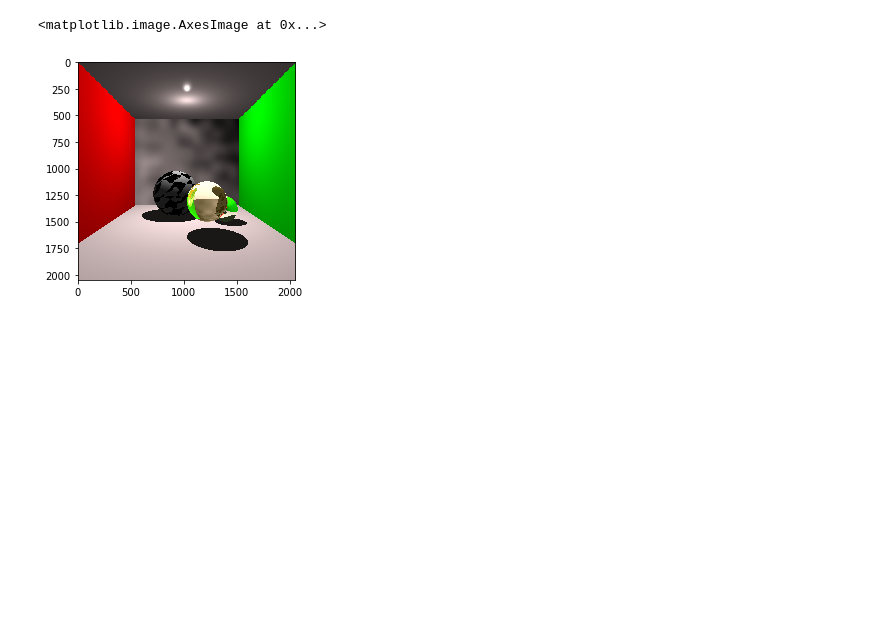
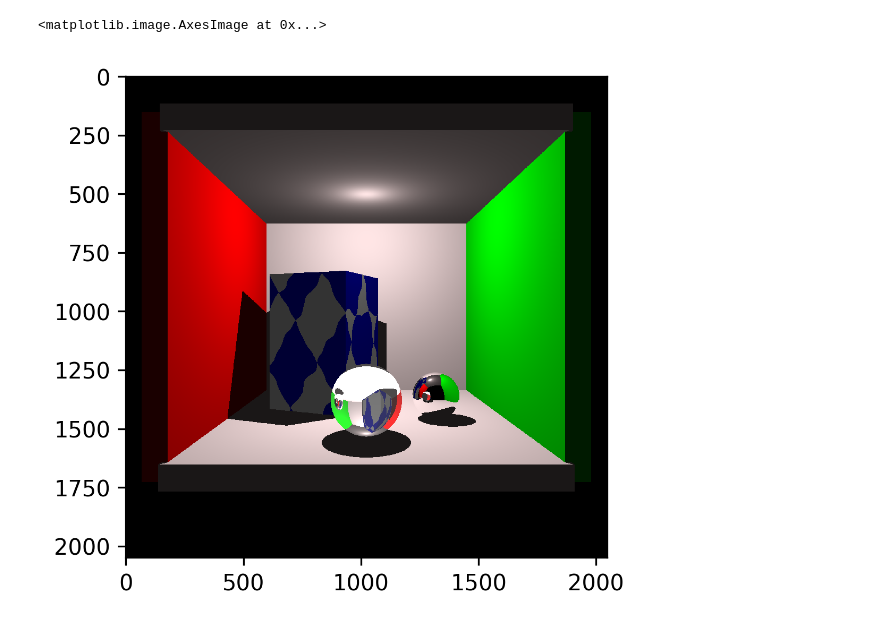
Before and after one commit to gbordelon/ray_tracer_challenge, a Jupyter notebook: main.ipynb, the cells around one changed output. Drawn from its saved outputs; the diff is of its cells as text; code cells hidden in the pictures; blank space fills up the shorter version.

Commit message:
chapter 12, cubes implemented.

```diff
--- a/main.ipynb
+++ b/main.ipynb
@@ -24,15 +18,15 @@ TestResults(failed=0, attempted=906)
 # %%
-cam_w = 2048
+cam_w = 100
 cam_h = cam_w
 
 close_up = False
 
-file_name = './cornellbox13.'
+file_name = './cornellbox16.'
 ppm_ext = 'ppm'
 jpg_ext = 'jpg'
 
 wall_color = color(1, 0.9, 0.9)
-camera_transform = (point(0, 2.0, -8), point(0, 2.0, 1), vector(0, 1, 0))
+camera_transform = (point(0, 2.2, -9.5), point(0, 2.2, 1), vector(0, 1, 0))
 if close_up:
     camera_transform = (point(0, 2.0, -3), point(-0.5, 1.0, 1), vector(0, 1, 0))
 
@@ -53,8 +47,8 @@ world.lights = [point_light(point(0, 4.5, 0), color(1, 1, 1))]
 if close_up:
     world.lights = [point_light(point(0, 2, -1), color(1, 1, 1))]
 
-p1 = gradient_pattern(wall_color, BLACK)
-p1.transform = matrix_multiply(translation(np.sqrt(72),0,0), matrix_multiply(rotation_y(np.pi/4), scaling(np.sqrt(72) + 0.5, np.sqrt(72) + 0.5, np.sqrt(72) + 0.5)))
+p1 = checker_pattern(WHITE, color(0,0,1))
+p1.transform = rotation_z(np.pi/4) * rotation_x(np.pi/4) #matrix_multiply(translation(np.sqrt(72),0,0), matrix_multiply(rotation_y(np.pi/4), scaling(np.sqrt(72) + 0.5, np.sqrt(72) + 0.5, np.sqrt(72) + 0.5)))
 
 p2 = stripe_pattern(color(1,0,0), color(1, 0.7, 0.8))
 p2.transform = matrix_multiply(rotation_y(np.pi/4), scaling(0.15,1,1))
@@ -66,73 +60,82 @@ p4.transform = matrix_multiply(rotation_y(-np.pi/4), scaling(0.1,1,1))
 
 p5 = nested_pattern(p1, p2, p4)
 p6 = checker_pattern(WHITE, BLACK)
-p6.transform = matrix_multiply(shearing(1,0,0,0,0,0), scaling(0.5,0.5,0.5))#matrix_multiply(rotation_x(-np.pi/4), scaling(0.1,0.1,0.1))
+p6.transform = shearing(1,0,0,0,0,0) *scaling(0.5,0.5,0.5)#matrix_multiply(rotation_x(-np.pi/4), scaling(0.1,0.1,0.1))
 p7 = perturbed_pattern(p5)
 
-p8 = perturbed_pattern(p6, scale_factor=0.2, frequency=0.4, octaves=1)#p6#uv_map_pattern(perturbed_pattern(p6, scale_factor=0.2, frequency=0.4, octaves=1))
+p8 = perturbed_pattern(p6, scale_factor=0.05, frequency=0.1, octaves=7)#p6#uv_map_pattern(perturbed_pattern(p6, scale_factor=0.2, frequency=0.4, octaves=1))
 #p9 = perturbed_pattern(p2, scale_factor=0.3, frequency=0.4, octaves=1)
 
-p9 = perturbed_pattern(p1, scale_factor=2.0, frequency=1, octaves=1)
+p9 = perturbed_pattern(p1, scale_factor=0.1, frequency=0.4, octaves=1)
 
-floor = plane()
+floor = cube()
 floor.material.color = wall_color
 floor.material.specular = 0
-#floor.material.reflective = 1.0
+floor.material.diffuse = 0.9
+floor.transform = translation(0,-0.2,-0.1) * scaling(3.1, 0.2, 3.2)
 #floor.material.pattern = p9
 
-ceiling = plane()
+ceiling = cube()
 ceiling.material.color = wall_color
-#ceiling.material.reflective = 1.0
-ceiling.transform = translation(0,5,0)
+ceiling.material.specular = 0
+ceiling.material.reflective = 0.0
+ceiling.transform = translation(0,5.2,-0.05) * scaling(3.1, 0.2, 3.2)
 
 
-back_wall = plane()
-back_wall.transform = matrix_multiply(translation(0,0,3), rotation_x(np.pi/2))
+back_wall = cube()
+back_wall.transform = translation(0,2.5,3.2) * rotation_x(np.pi/2) * scaling(3.1, 0.2, 3)
 back_wall.material.color = wall_color
 back_wall.material.specular = 0
-back_wall.material.pattern = p9
+#back_wall.material.pattern = p9
 
 
-left_wall = plane()
+left_wall = cube()
 left_wall.material.color = color(1,0,0)
 left_wall.material.specular = 0
-left_wall.transform = matrix_multiply(translation(-3, 0, 0), rotation_z(-np.pi/2))
+left_wall.material.reflective = 0.0
+left_wall.transform = translation(-3.2, 2.5, 0) * rotation_z(-np.pi/2) * scaling(2.8, 0.2, 3.2)
 
 
-right_wall = plane()
+right_wall = cube()
 right_wall.material.color = color(0,1,0)
 right_wall.material.specular = 0
-right_wall.transform = matrix_multiply(translation(3, 0, 0), rotation_z(np.pi/2))
+right_wall.material.shininess = 300
+right_wall.transform = translation(3.2, 2.5, 0) * rotation_z(np.pi/2) * scaling(2.8, 0.2, 3.2)
 
 
-middle = sphere()
-middle.transform = translation(-0.5, 1, 0.5) #matrix_multiply(translation(-0.5, 1, 0.5), rotation_y(np.pi/8))
+middle = cube()
+middle.transform =  translation(-1.0, 1.61, 1.0) * scaling(1.0, 1.61, 1.0) * rotation_y(np.pi/8)
 middle.material = material()
-middle.material.color = color(0.1, 1, 0.5)
-middle.material.diffuse = 0.7
-middle.material.specular = 0.3
-middle.material.pattern = p8
-#middle.material.pattern.transform = rotation_x(-np.pi/4)
+middle.material.color = wall_color
+#middle.material.reflective = 0.0
+#middle.material.diffuse = 0.6
+middle.material.ambient = 0.2
+middle.material.specular = 0.0
+middle.material.pattern = p9
+#middle.material.transparency = 0.0
+#middle.material.shininess = 200.0
 
 
 right = sphere()
 right.transform = matrix_multiply(translation(1.5, 0.5, -0.5), scaling(0.5, 0.5, 0.5))
 right.material = material()
-right.material.color = color(0.5, 1, 0.1)
-right.material.diffuse = 0.7
-right.material.specular = 0.3
+right.material.color = color(0,0,0)
+right.material.diffuse = 0.0
+right.material.specular = 1.0
 right.material.reflective = 1.0
+right.material.shininess = 300
 
 
 left = sphere()
-left.transform = matrix_multiply(translation(0.66, 1.0, -1.75), scaling(0.66, 0.66, 0.66))
+left.transform = matrix_multiply(translation(0.0, 0.66, -1.75), scaling(0.66, 0.66, 0.66))
 left.material = material()
-left.material.color = color(1, 0.8, 0.1)
-left.material.diffuse = 0.7
-left.material.specular = 0.3
+left.material.color = color(1, 1, 1)
+left.material.diffuse = 0.0
+left.material.specular = 1.0
 left.material.transparency = 1.0
-left.material.refractive_index = 1.5
-
+left.material.reflectivity = 1.0
+left.material.refractive_index = 2.5
+left.material.shininess = 300
 
 
 world.contains.extend([floor, ceiling, left_wall, right_wall, back_wall, middle, right, left])
@@ -170,6 +173,8 @@ import PIL.Image as Image
 from matplotlib.pyplot import imshow
 
 %matplotlib inline
+import matplotlib as mpl
+mpl.rcParams['figure.dpi'] = 300
 im = Image.open(file_name + ppm_ext, 'r')
 im.save(file_name + jpg_ext)
 imshow(im)
@@ -179,4 +184,4 @@ canvas constructed in 7443.8284 seconds.
 ppm constructed
 ppm file written
 <matplotlib.image.AxesImage at 0x...>
-[figure, old version]
+[figure, new version]
```
Also changed, not shown: parts of 5 cells of this notebook, 3 other files.
